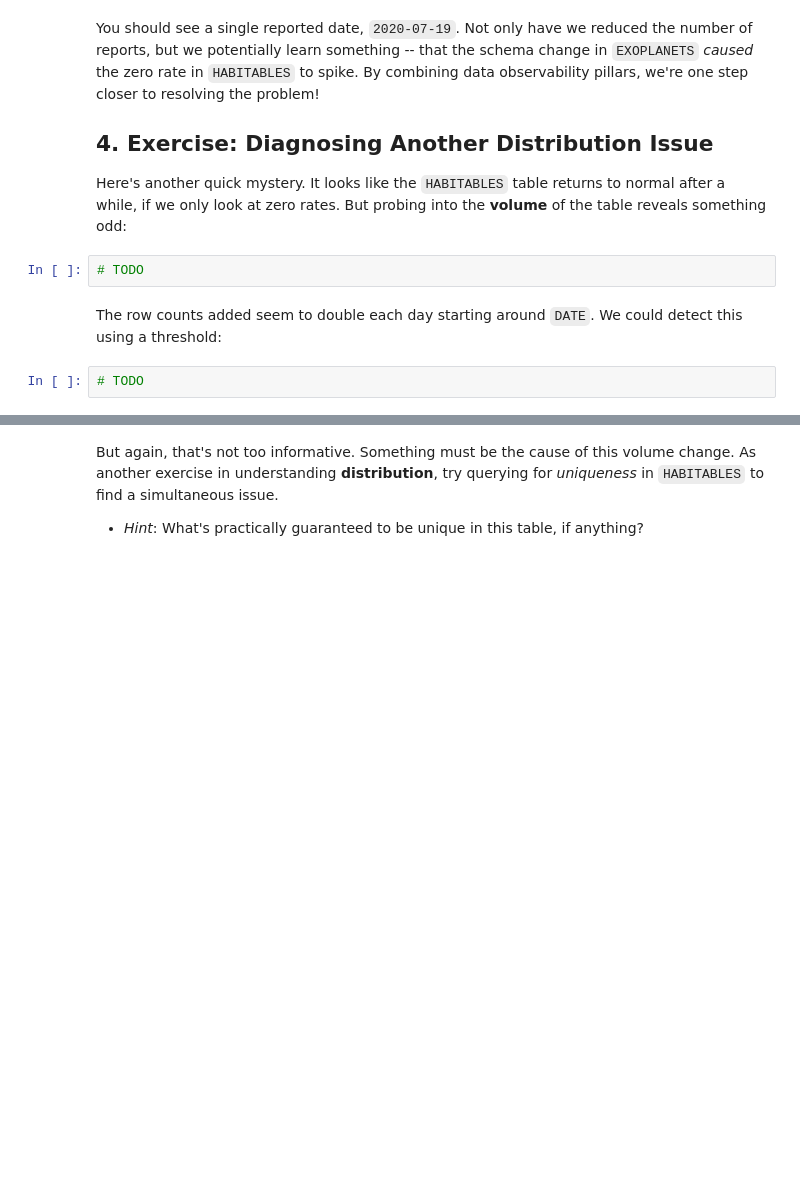
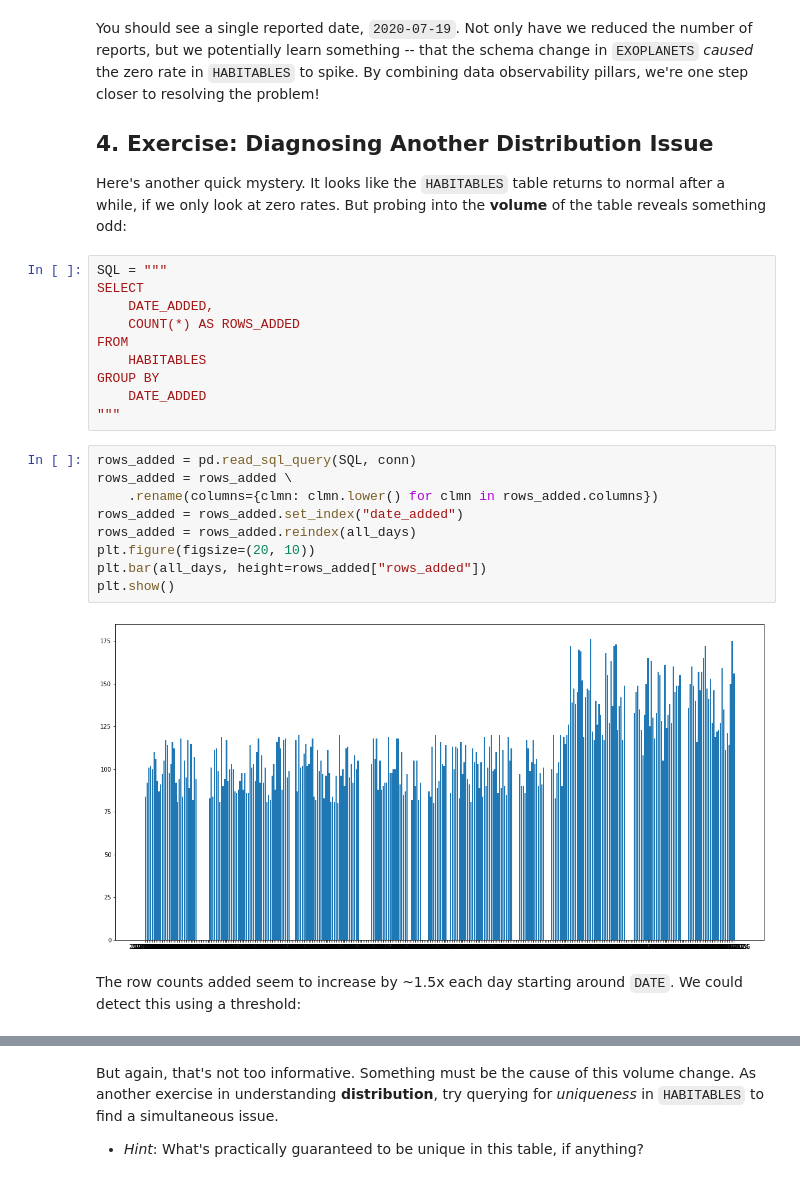
Before and after one commit to monte-carlo-data/data-downtime-challenge, a Jupyter notebook: exercise_3/exercise_3.ipynb, the cells around one changed output, grey strips where cells are left out. Drawn from its saved outputs; the diff is of its cells as text; blank space fills up the shorter version.

```diff
--- a/exercise_3/exercise_3.ipynb
+++ b/exercise_3/exercise_3.ipynb
@@ -171,9 +201,26 @@ You should see a single reported date, `2020-07-19`. Not only have we reduced th
 ## 4. Exercise: Diagnosing Another Distribution Issue
 
 Here's another quick mystery. It looks like the `HABITABLES` table returns to normal after a while, if we only look at zero rates. But probing into the **volume** of the table reveals something odd:
-# %%
-# TODO
+# %%
+SQL = """
+SELECT
+    DATE_ADDED,
+    COUNT(*) AS ROWS_ADDED
+FROM
+    HABITABLES
+GROUP BY
+    DATE_ADDED
+"""
+# %%
+rows_added = pd.read_sql_query(SQL, conn)
+rows_added = rows_added \
+    .rename(columns={clmn: clmn.lower() for clmn in rows_added.columns})
+rows_added = rows_added.set_index("date_added")
+rows_added = rows_added.reindex(all_days)
+plt.figure(figsize=(20, 10))
+plt.bar(all_days, height=rows_added["rows_added"])
+plt.show()
+# %% [output]
+[figure, added]
 # %% [markdown]
-The row counts added seem to double each day starting around `DATE`. We could detect this using a threshold:
+The row counts added seem to increase by ~1.5x each day starting around `DATE`. We could detect this using a threshold:
-# %%
-# TODO
```
Also changed, not shown: parts of 8 cells of this notebook, 4 other files.
